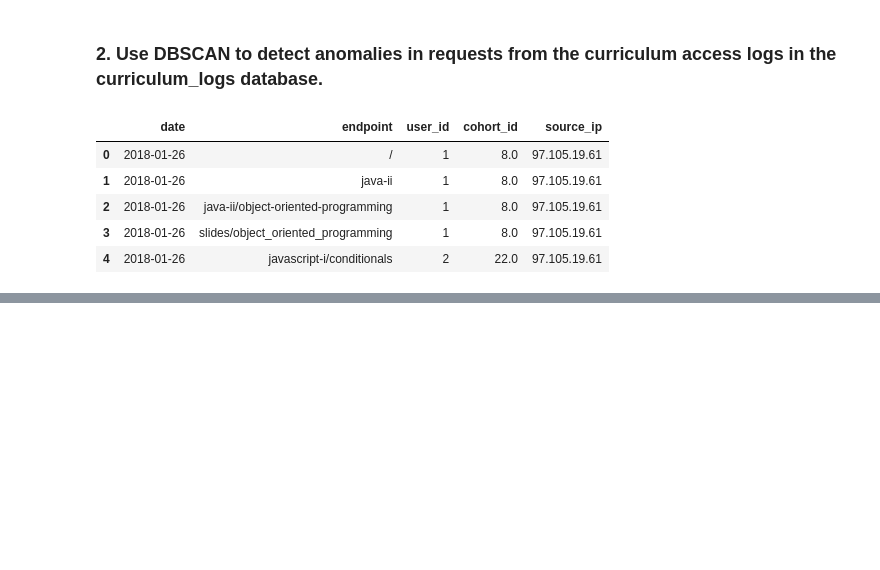
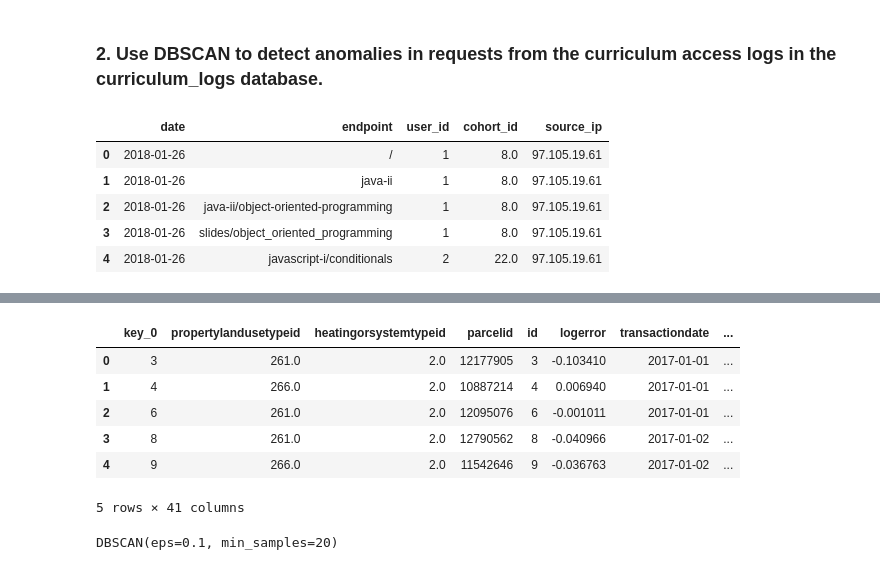
Before and after one commit to mariamnaqvi/anomaly-detection-exercises, a Jupyter notebook: clustering_anomaly_detection.ipynb, the cells around one changed output, grey strips where cells are left out. Drawn from its saved outputs; the diff is of its cells as text; code cells hidden in the pictures; blank space fills up the shorter version.

```diff
--- a/clustering_anomaly_detection.ipynb
+++ b/clustering_anomaly_detection.ipynb
@@ -202,0 +449,3 @@ minmax = MinMaxScaler()
+# %%
+# use scaler
+scaled_features3 = minmax.fit_transform(df_z[selected_feats3])
@@ -202,0 +469,6 @@ minmax = MinMaxScaler()
+# %%
+# glue the scaled information back into df:
+scaled_cols3 = [col + '_scaled' for col in selected_feats3]
+# %%
+scaled_df3 = pd.DataFrame(scaled_features3, index=df_z.index, columns=scaled_cols3)
+scaled_df3
@@ -202,0 +491,10 @@ minmax = MinMaxScaler()
+# %%
+df_z.head()
+# %% [output]
+|  | key_0 | propertylandusetypeid | heatingorsystemtypeid | parcelid | id | logerror | transactiondate | ... |
+| 0 | 3 | 261.0 | 2.0 | 12177905 | 3 | -0.103410 | 2017-01-01 | ... |
+| 1 | 4 | 266.0 | 2.0 | 10887214 | 4 | 0.006940 | 2017-01-01 | ... |
+| 2 | 6 | 261.0 | 2.0 | 12095076 | 6 | -0.001011 | 2017-01-01 | ... |
+| 3 | 8 | 261.0 | 2.0 | 12790562 | 8 | -0.040966 | 2017-01-02 | ... |
+| 4 | 9 | 266.0 | 2.0 | 11542646 | 9 | -0.036763 | 2017-01-02 | ... |
+5 rows × 41 columns
@@ -202,0 +504,5 @@ minmax = MinMaxScaler()
+# %%
+# fit it
+dbsc3.fit(scaled_features3)
+# %% [output]
+DBSCAN(eps=0.1, min_samples=20)
```
Also changed, not shown: parts of 49 cells of this notebook.
